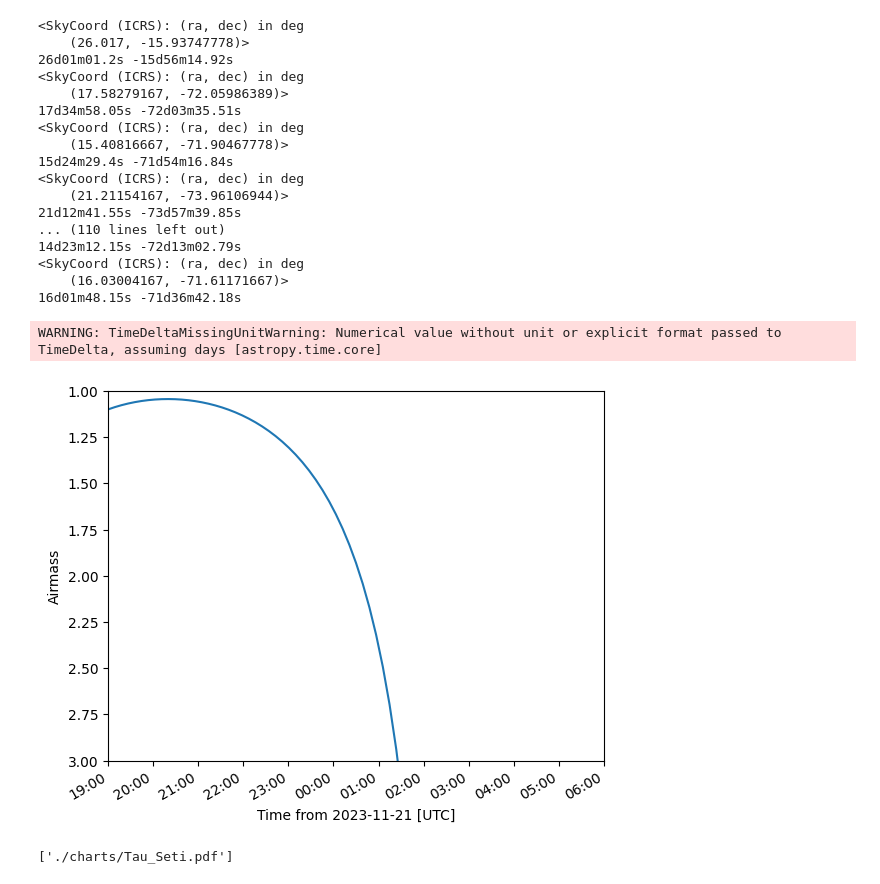
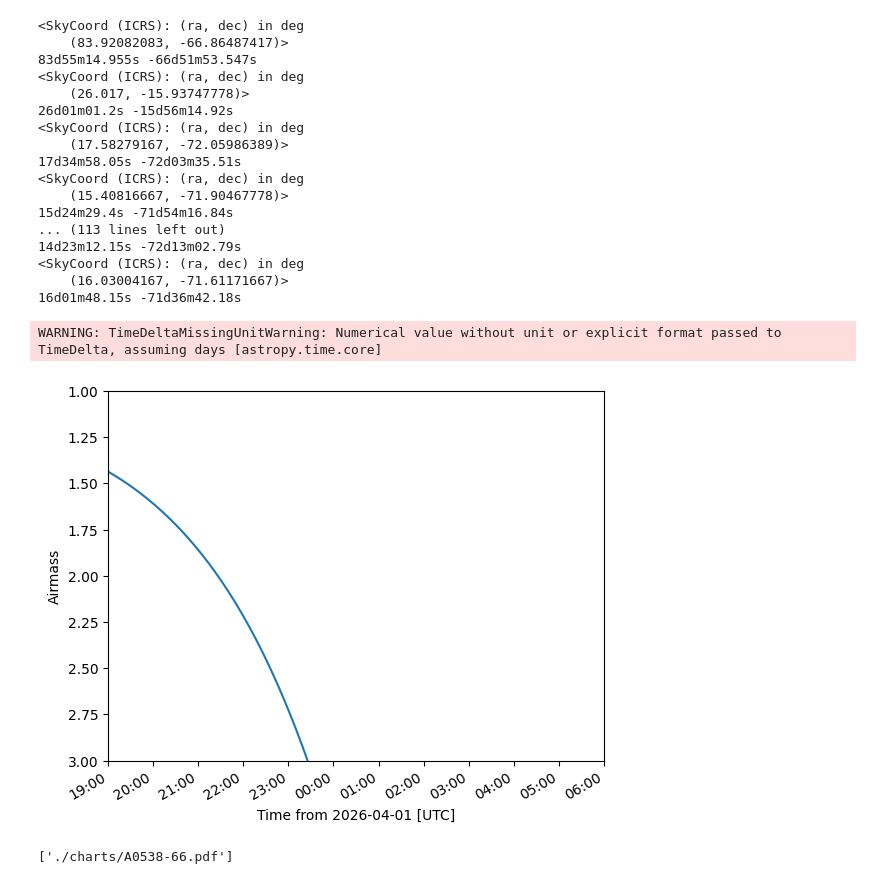
Before and after one commit to Sidius-DEV/Radio-Whispers-SMC-Gideon_de_Beer_MSc, a Jupyter notebook: Spectroscopic_analysis/NAME_RA_DEC_in_PDF_OF_CHARTS_out.ipynb, the cells around one changed output. Saved outputs shown, nothing was run; the diff lists cells and outputs as text; code cells hidden in the pictures.

Commit message:
Generated airmass graph for 1A0535-66

```diff
--- a/Spectroscopic_analysis/NAME_RA_DEC_in_PDF_OF_CHARTS_out.ipynb
+++ b/Spectroscopic_analysis/NAME_RA_DEC_in_PDF_OF_CHARTS_out.ipynb
@@ -44,41 +44,41 @@ for i in range(0,len(data['RA'])):
 #     end_time = Time('2023-11-18 06:00:00')
 #     start_time = Time('2023-11-18 19:00:00')
 #     end_time = Time('2023-11-19 06:00:00')
 #     start_time = Time('2023-11-19 19:00:00')
 #     end_time = Time('2023-11-20 06:00:00')
 #     start_time = Time('2023-11-20 19:00:00')
 #     end_time = Time('2023-11-21 06:00:00')
-    start_time = Time('2023-11-21 19:00:00')
-    end_time = Time('2023-11-22 06:00:00')
+    start_time = Time('2026-04-01 19:00:00')
+    end_time = Time('2026-04-02 06:00:00')
 
     delta_t = end_time - start_time
 
     observe_time = start_time + delta_t*np.linspace(0, 1, 75)
 
     plot_airmass(target, sutherland, observe_time)
-    # break
+    break
 
 plt.show()
 # %% [output]
+<SkyCoord (ICRS): (ra, dec) in deg
+    (83.92082083, -66.86487417)>
+83d55m14.955s -66d51m53.547s
 <SkyCoord (ICRS): (ra, dec) in deg
     (26.017, -15.93747778)>
 26d01m01.2s -15d56m14.92s
 <SkyCoord (ICRS): (ra, dec) in deg
     (17.58279167, -72.05986389)>
 17d34m58.05s -72d03m35.51s
 <SkyCoord (ICRS): (ra, dec) in deg
     (15.40816667, -71.90467778)>
 15d24m29.4s -71d54m16.84s
-<SkyCoord (ICRS): (ra, dec) in deg
-    (21.21154167, -73.96106944)>
-21d12m41.55s -73d57m39.85s
-... (110 lines left out)
+... (113 lines left out)
 14d23m12.15s -72d13m02.79s
 <SkyCoord (ICRS): (ra, dec) in deg
     (16.03004167, -71.61171667)>
 16d01m48.15s -71d36m42.18s
 WARNING: TimeDeltaMissingUnitWarning: Numerical value without unit or explicit format passed to TimeDelta, assuming days [astropy.time.core]
-[figure, old version]
+[figure, new version]
 # %%
 # Create finder chart pdfs, and merge into single pdf
 
@@ -101,7 +101,7 @@ merger = PdfMerger()
 # Function to display cutout and mark target coordinates
 def display_cutout(name, ra, dec):
     center = SkyCoord(ra=(str(ra)+' hours'), dec=str(dec+' degree'), frame='icrs')
-    size_val= 120
+    size_val= 10
     size = u.Quantity(size_val, u.arcmin)
 
     # print("surveys: ",SkyView.list_surveys()) #This gives a list of available surveys to replace survey=['DSS'] if desired
@@ -137,4 +137,4 @@ for pdf in FileNames:
 merger.write("./charts/"+'All_Charts.pdf')
 merger.close()
 # %% [output]
-['./charts/Tau_Seti.pdf']
+['./charts/A0538-66.pdf']
```
Also changed, not shown: 3 other files.
